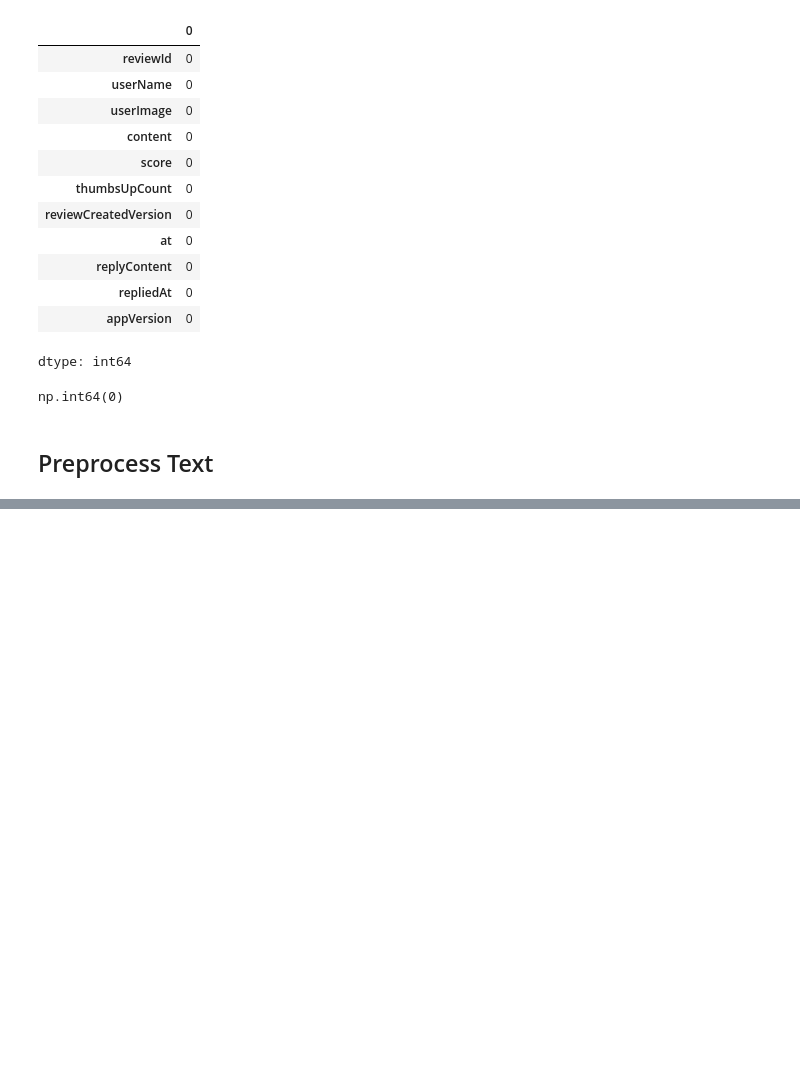
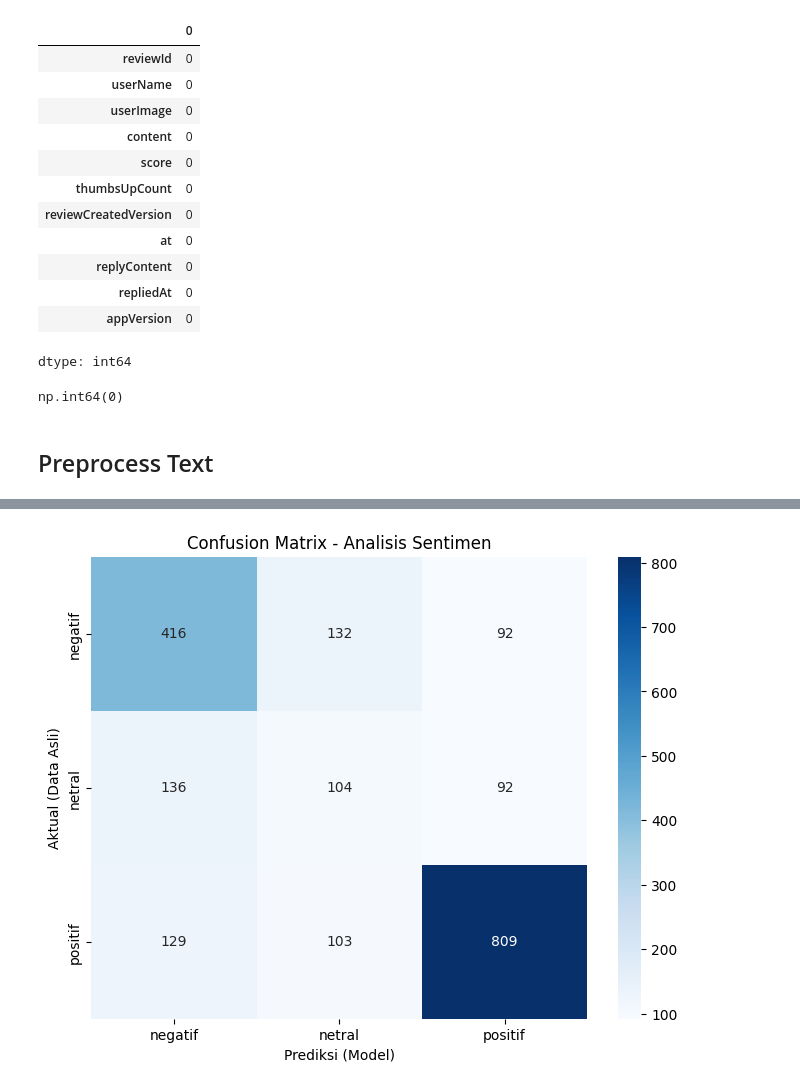
Before and after one commit to Dhlih/Submission-Dicoding-Analisis-Sentimen, a Jupyter notebook: Pelatihan_Model.ipynb, the cells around one changed output, grey strips where cells are left out. Drawn from its saved outputs; the diff is of its cells as text; code cells hidden in the pictures; blank space fills up the shorter version.

```diff
--- a/Pelatihan_Model.ipynb
+++ b/Pelatihan_Model.ipynb
@@ -216,0 +358,18 @@ clean_df.head()
+# %%
+from sklearn.svm import LinearSVC
+
+# LinearSVC cenderung lebih kuat untuk fitur TF-IDF yang banyak
+model_svc = LinearSVC(class_weight='balanced', random_state=42)
+model_svc.fit(X_train, y_train) # Tidak perlu .toarray(), SVC mendukung sparse matrix
+
+# Prediksi sentimen pada data pelatihan dan data uji
+y_pred_train_svc = model_svc.predict(X_train.toarray())
+y_pred_test_svc = model_svc.predict(X_test.toarray())
+
+# Evaluasi akurasi model Random Forest
+accuracy_train_svc = accuracy_score(y_pred_train_svc, y_train)
+accuracy_test_svc = accuracy_score(y_pred_test_svc, y_test)
+
+# Menampilkan akurasi
+print('Random Forest - accuracy_train:', accuracy_train_svc)
+print('Random Forest - accuracy_test:', accuracy_test_svc)
@@ -216,0 +395,24 @@ clean_df.head()
+# %%
+import matplotlib.pyplot as plt
+import seaborn as sns
+from sklearn.metrics import confusion_matrix
+
+# 1. Hitung Confusion Matrix
+# Pastikan y_test (data asli) dan y_pred_test_lr (hasil prediksi) sudah tersedia
+cm = confusion_matrix(y_test, y_pred_test_svc)
+
+# 2. Definisikan label sesuai urutan encoding (0: negatif, 1: netral, 2: positif)
+labels = ['negatif', 'netral', 'positif']
+
+# 3. Visualisasi menggunakan Heatmap
+plt.figure(figsize=(8, 6))
+sns.heatmap(cm, annot=True, fmt='d', cmap='Blues',
+            xticklabels=labels,
+            yticklabels=labels)
+
+plt.title('Confusion Matrix - Analisis Sentimen')
+plt.xlabel('Prediksi (Model)')
+plt.ylabel('Aktual (Data Asli)')
+plt.show()
+# %% [output]
+[figure, added]
```
Also changed, not shown: parts of 14 cells of this notebook.
